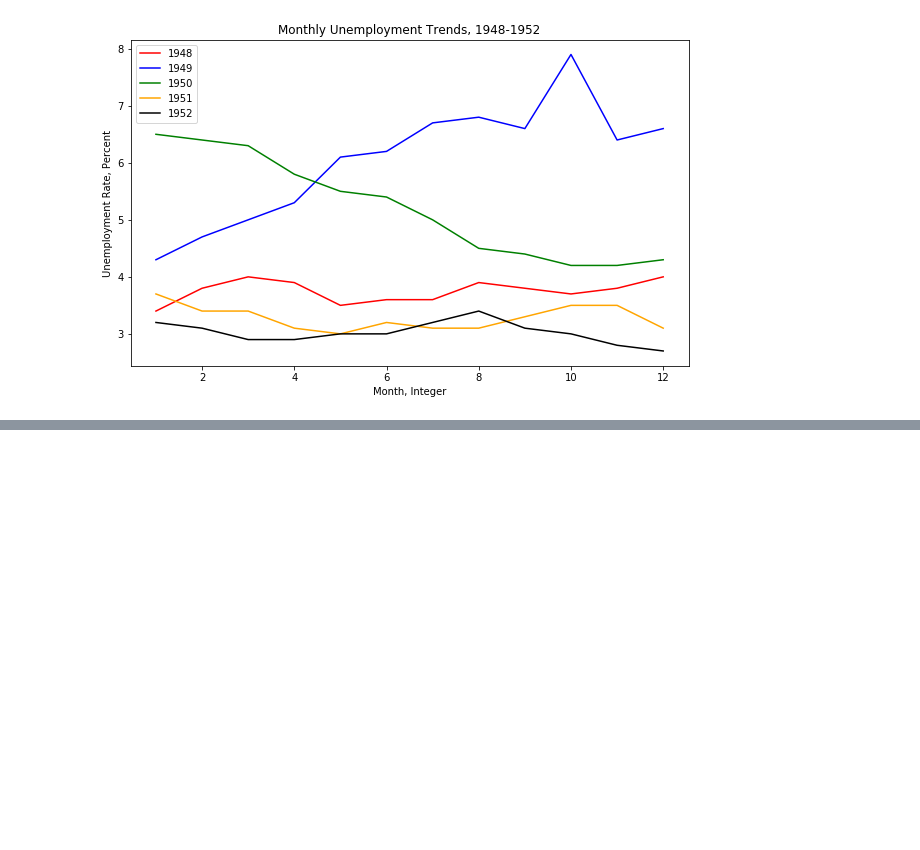
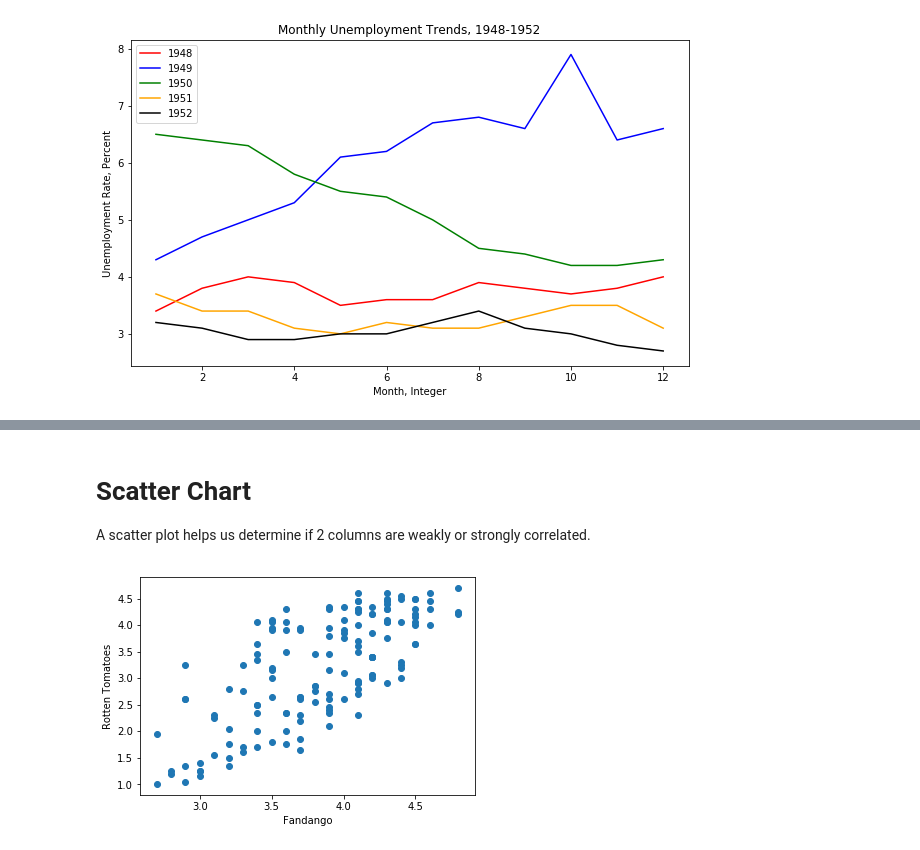
Before and after one commit to ruanhao/basset, a Jupyter notebook: python3/pandas/data_visulization.ipynb, the cells around one changed output, grey strips where cells are left out. Saved outputs shown, nothing was run; the diff lists cells and outputs as text; code cells hidden in the pictures; blank space fills up the shorter version.

```diff
--- a/python3/pandas/data_visulization.ipynb
+++ b/python3/pandas/data_visulization.ipynb
@@ -97,0 +155,12 @@ plt.show()
+# %% [markdown]
+# Scatter Chart
+A scatter plot helps us determine if 2 columns are weakly or strongly correlated.
+# %%
+fig, ax = plt.subplots()
+
+ax.scatter(norm_reviews['Fandango_Ratingvalue'], norm_reviews['RT_user_norm'])
+ax.set_xlabel('Fandango')
+ax.set_ylabel('Rotten Tomatoes')
+plt.show()
+# %% [output]
+[figure, added]
```
Also changed, not shown: parts of 8 cells of this notebook, 2 other files.
